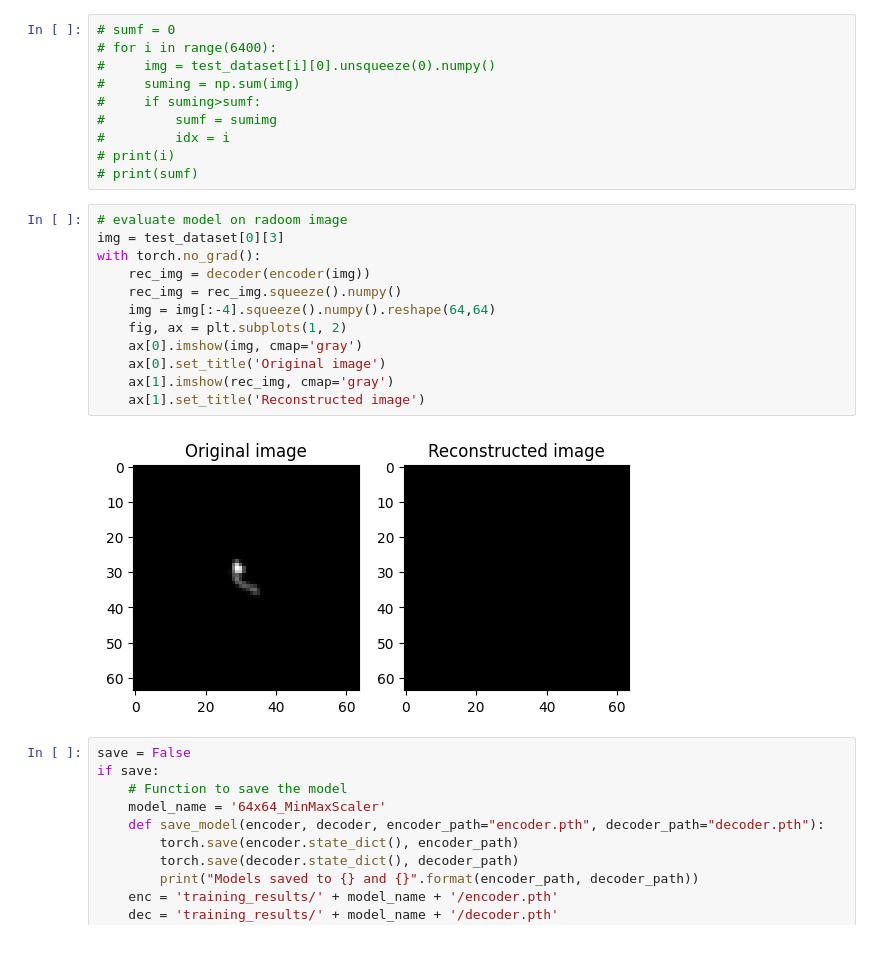
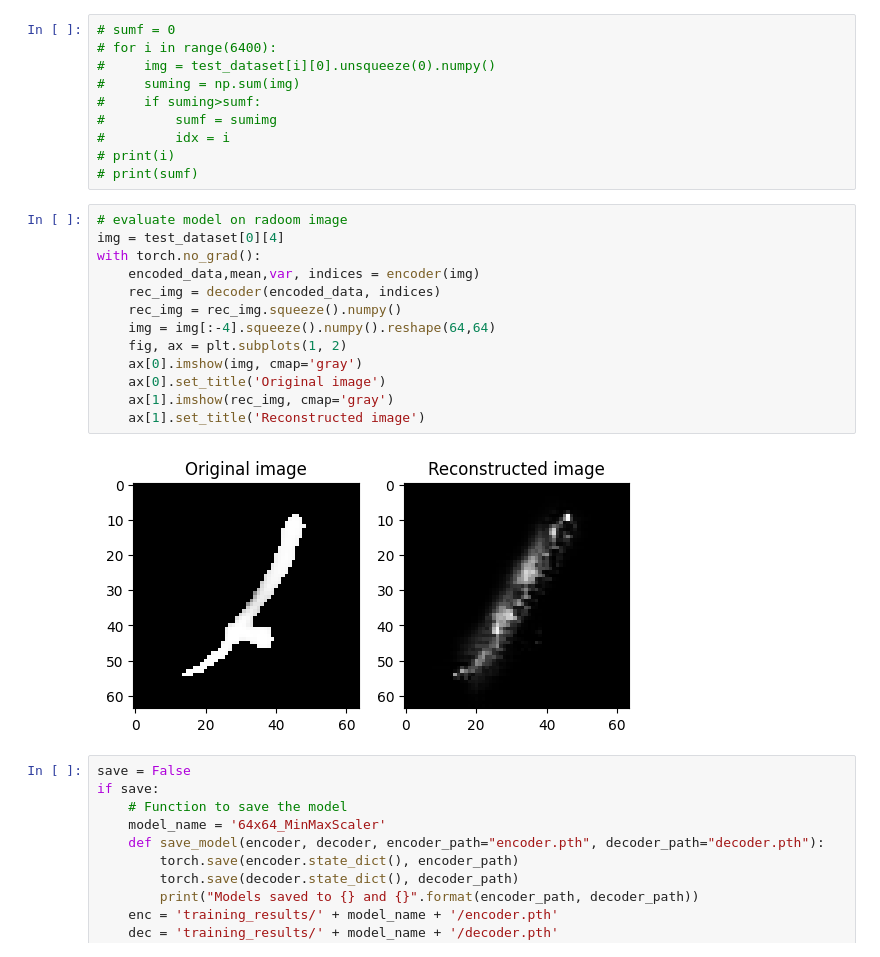
Before and after one commit to AsbjornPreuss/AppMLFinalProject, a Jupyter notebook: autoencoder_64x64_meta_smallconv.ipynb, the cells around one changed output. Saved outputs shown, nothing was run; the diff lists cells and outputs as text.

```diff
--- a/autoencoder_64x64_meta_smallconv.ipynb
+++ b/autoencoder_64x64_meta_smallconv.ipynb
@@ -517,18 +528,19 @@ Decoder(
 # print(sumf)
 # %%
 # evaluate model on radoom image
-img = test_dataset[0][3]
+img = test_dataset[0][4]
 with torch.no_grad():
-    rec_img = decoder(encoder(img))
+    encoded_data,mean,var, indices = encoder(img)
+    rec_img = decoder(encoded_data, indices)
     rec_img = rec_img.squeeze().numpy()
     img = img[:-4].squeeze().numpy().reshape(64,64)
     fig, ax = plt.subplots(1, 2)
     ax[0].imshow(img, cmap='gray')
     ax[0].set_title('Original image')
     ax[1].imshow(rec_img, cmap='gray')
     ax[1].set_title('Reconstructed image')
 # %% [output]
-[figure, old version]
+[figure, new version]
 # %%
 save = False
 if save:
```
Also changed, not shown: parts of 7 cells of this notebook.
